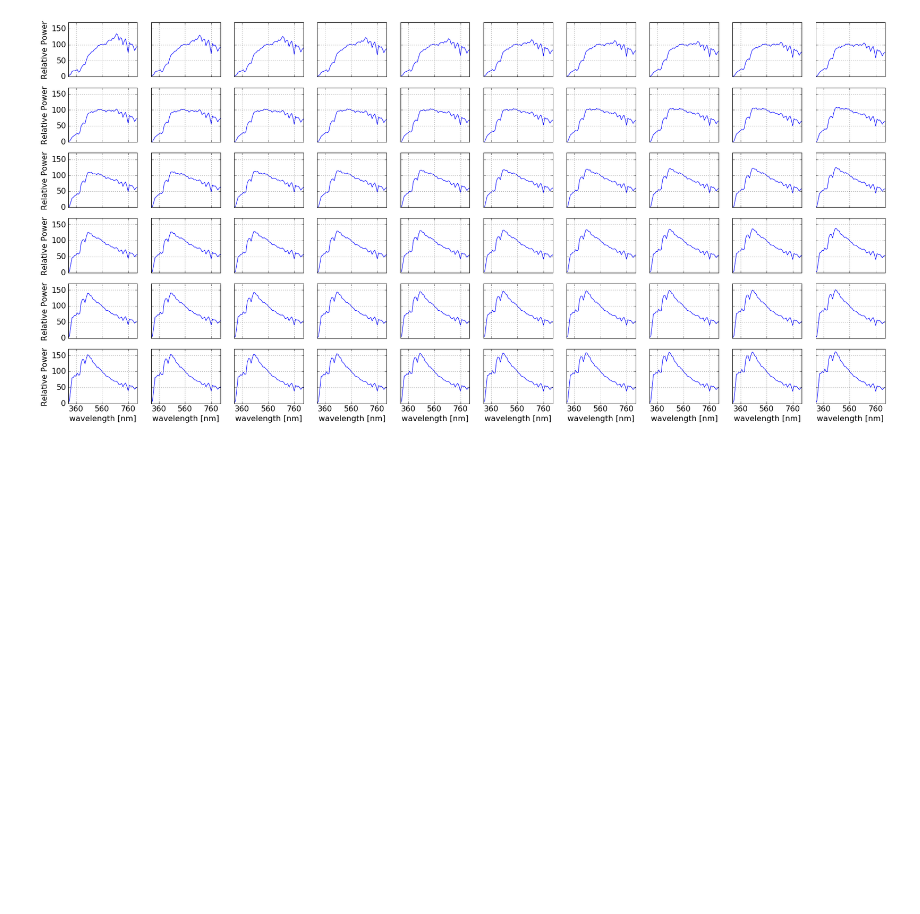
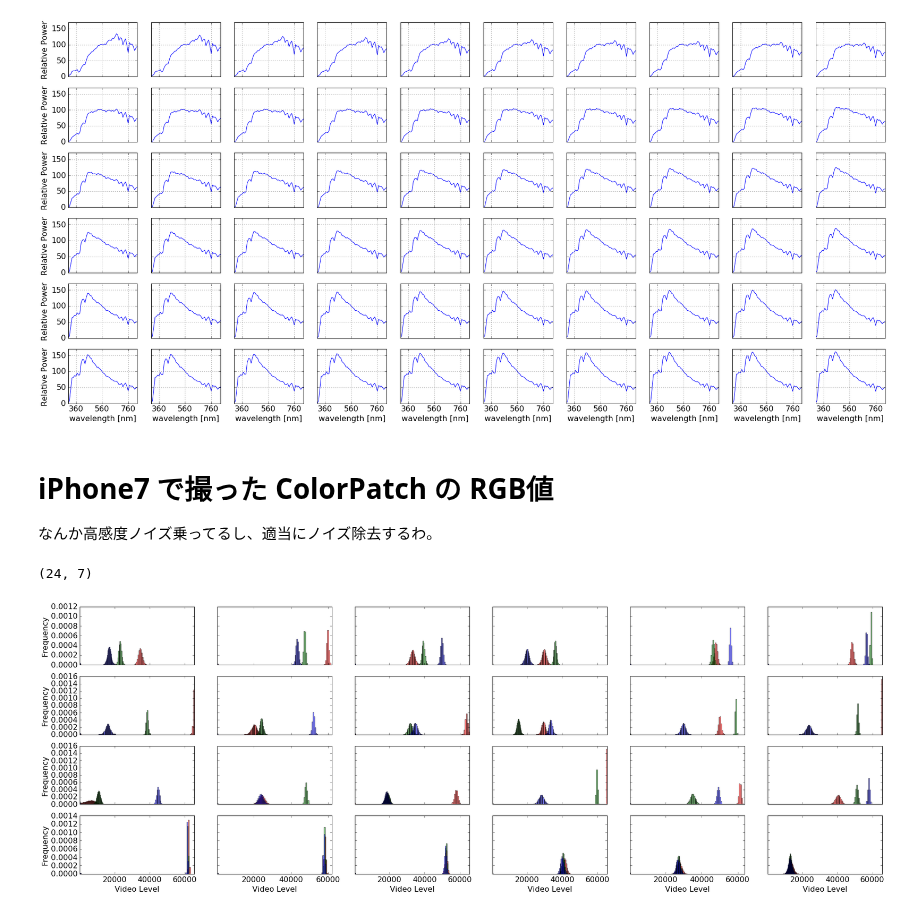
Before and after one commit to toru-ver4/sip, a Jupyter notebook: SciPy/color_patch_analysis/check_fundamental_data.ipynb, the cells around one changed output. Drawn from its saved outputs; the diff is of its cells as text; code cells hidden in the pictures; blank space fills up the shorter version.

```diff
--- a/SciPy/color_patch_analysis/check_fundamental_data.ipynb
+++ b/SciPy/color_patch_analysis/check_fundamental_data.ipynb
@@ -73,3 +73,17 @@ imp.reload(cfd)
 cfd.plot_d_illuminant()
 # %% [output]
 [figure]
+# %% [markdown]
+# iPhone7 で撮った ColorPatch の RGB値
+なんか高感度ノイズ乗ってるし、適当にノイズ除去するわ。
+# %%
+# ノイズの分布を確認
+# --------------------
+%matplotlib inline
+import check_fundamental_data as cfd
+import imp
+imp.reload(cfd)
+cfd.plot_color_patch_variance()
+# %% [output]
+(24, 7)
+[figure, added]
```
Also changed, not shown: 2 other files.
